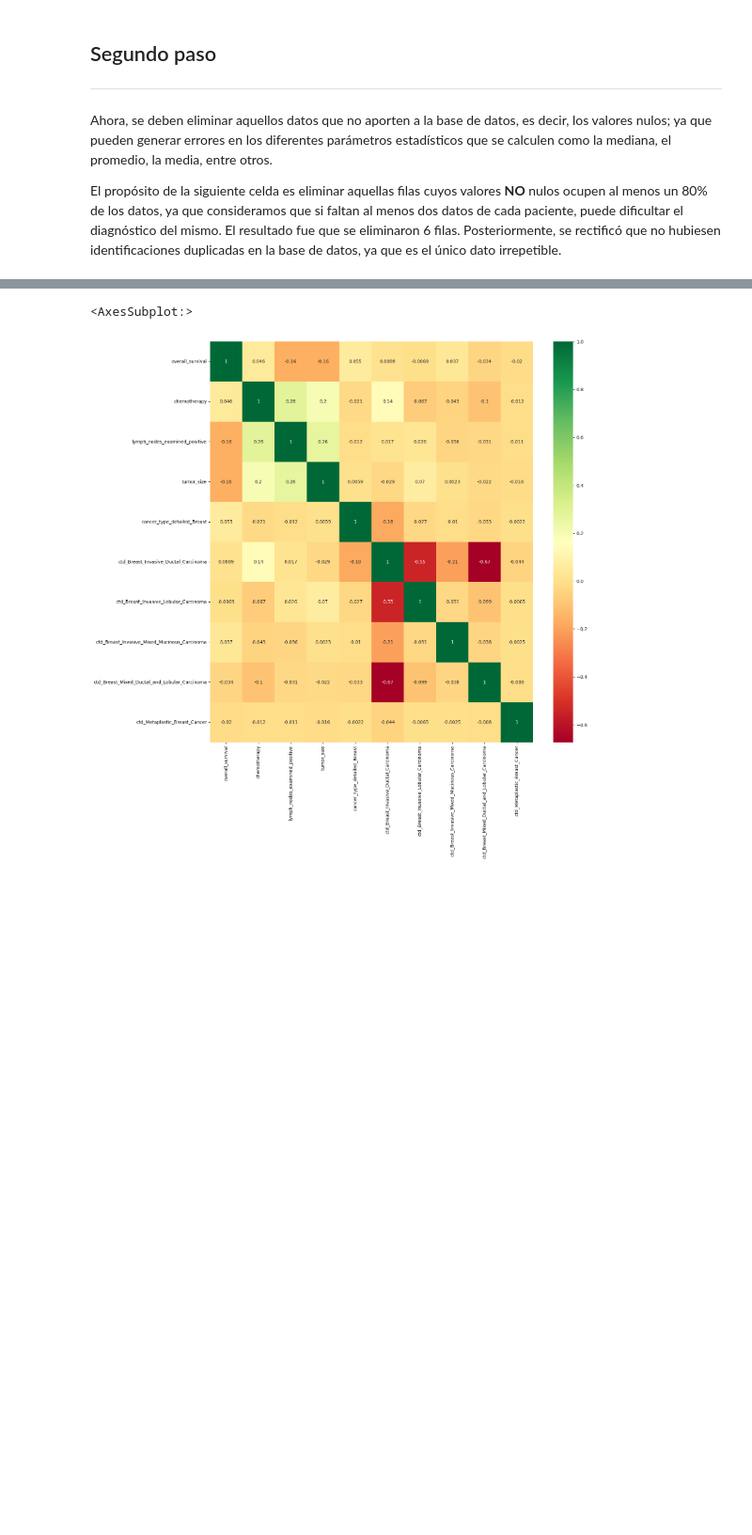
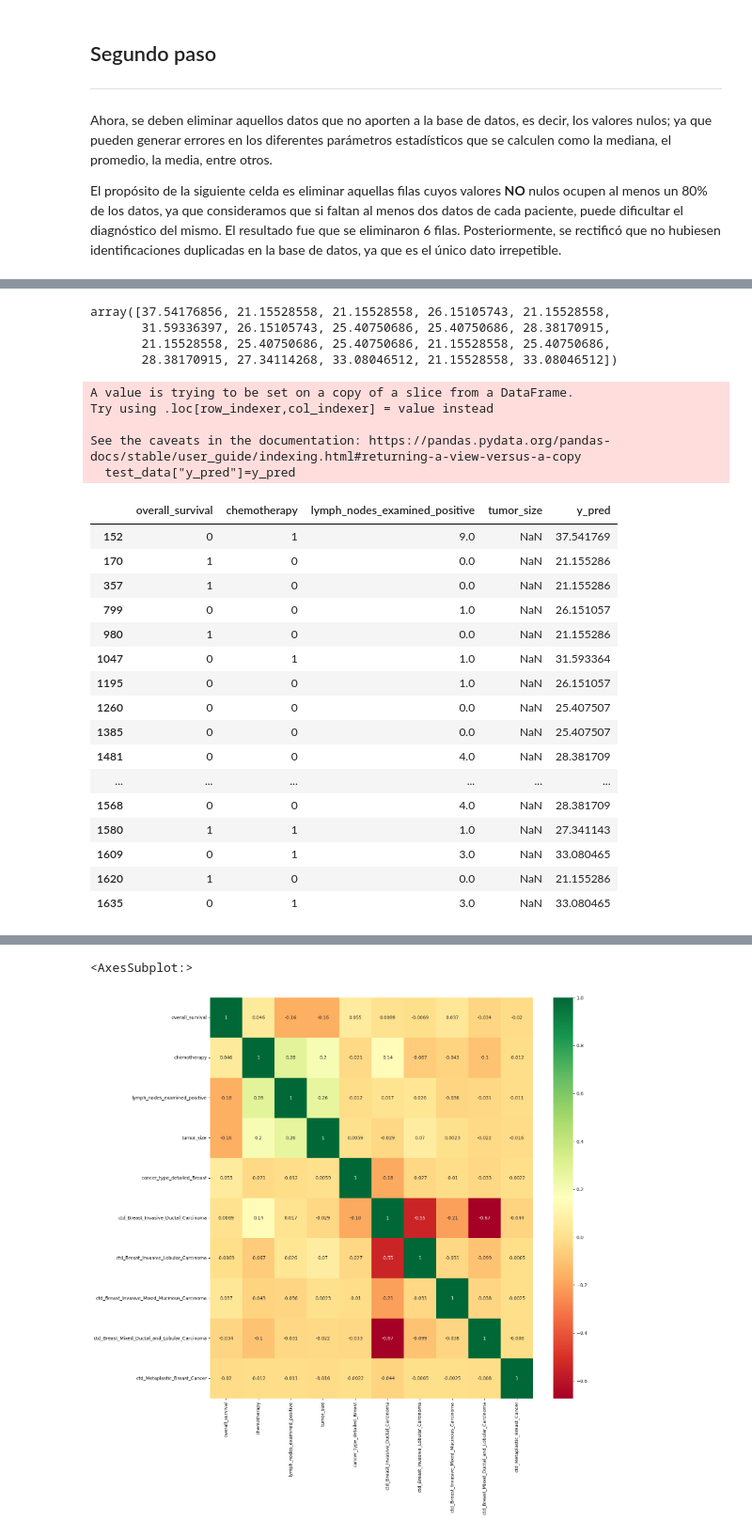
Before and after one commit to diazgaby/MachineLearning_Pregrado, a Jupyter notebook: comp.ipynb, the cells around one changed output, grey strips where cells are left out. Shown at 94% size. Drawn from its saved outputs; the diff is of its cells as text; code cells hidden in the pictures; blank space fills up the shorter version.

```diff
--- a/comp.ipynb
+++ b/comp.ipynb
@@ -147,0 +207,4 @@ analisis2
+# %%
+lr=LinearRegression()
+# %%
+lr.fit(x_train,y_train)
@@ -147,0 +213,4 @@ analisis2
+# %%
+#datos de prueba con las columnas que se va a predecir el tamaño del tumor q hay datos NAN
+x_test=test_data[["overall_survival","chemotherapy", "lymph_nodes_examined_positive" ]]
+x_test
@@ -147,0 +235,36 @@ analisis2
+# %%
+#aplique el modelo en x_test de datos de prueba para hacer predicciones, variable 'y_pred'
+y_pred=lr.predict(x_test)
+y_pred
+# %% [output]
+array([37.54176856, 21.15528558, 21.15528558, 26.15105743, 21.15528558,
+       31.59336397, 26.15105743, 25.40750686, 25.40750686, 28.38170915,
+       21.15528558, 25.40750686, 25.40750686, 21.15528558, 25.40750686,
+       28.38170915, 27.34114268, 33.08046512, 21.15528558, 33.08046512])
+# %%
+# Finalmente, reemplazamos los valores faltantes con valores predichos
+test_data["y_pred"]=y_pred
+test_data
+# %% [output]
+A value is trying to be set on a copy of a slice from a DataFrame.
+Try using .loc[row_indexer,col_indexer] = value instead
+
+See the caveats in the documentation: https://pandas.pydata.org/pandas-docs/stable/user_guide/indexing.html#returning-a-view-versus-a-copy
+  test_data["y_pred"]=y_pred
+|  | overall_survival | chemotherapy | lymph_nodes_examined_positive | tumor_size | y_pred |
+| 152 | 0 | 1 | 9.0 | NaN | 37.541769 |
+| 170 | 1 | 0 | 0.0 | NaN | 21.155286 |
+| 357 | 1 | 0 | 0.0 | NaN | 21.155286 |
+| 799 | 0 | 0 | 1.0 | NaN | 26.151057 |
+| 980 | 1 | 0 | 0.0 | NaN | 21.155286 |
+| 1047 | 0 | 1 | 1.0 | NaN | 31.593364 |
+| 1195 | 0 | 0 | 1.0 | NaN | 26.151057 |
+| 1260 | 0 | 0 | 0.0 | NaN | 25.407507 |
+| 1385 | 0 | 0 | 0.0 | NaN | 25.407507 |
+| 1481 | 0 | 0 | 4.0 | NaN | 28.381709 |
+| ... | ... | ... | ... | ... | ... |
+| 1568 | 0 | 0 | 4.0 | NaN | 28.381709 |
+| 1580 | 1 | 1 | 1.0 | NaN | 27.341143 |
+| 1609 | 0 | 1 | 3.0 | NaN | 33.080465 |
+| 1620 | 1 | 0 | 0.0 | NaN | 21.155286 |
+| 1635 | 0 | 1 | 3.0 | NaN | 33.080465 |
```
Also changed, not shown: parts of 14 cells of this notebook.
